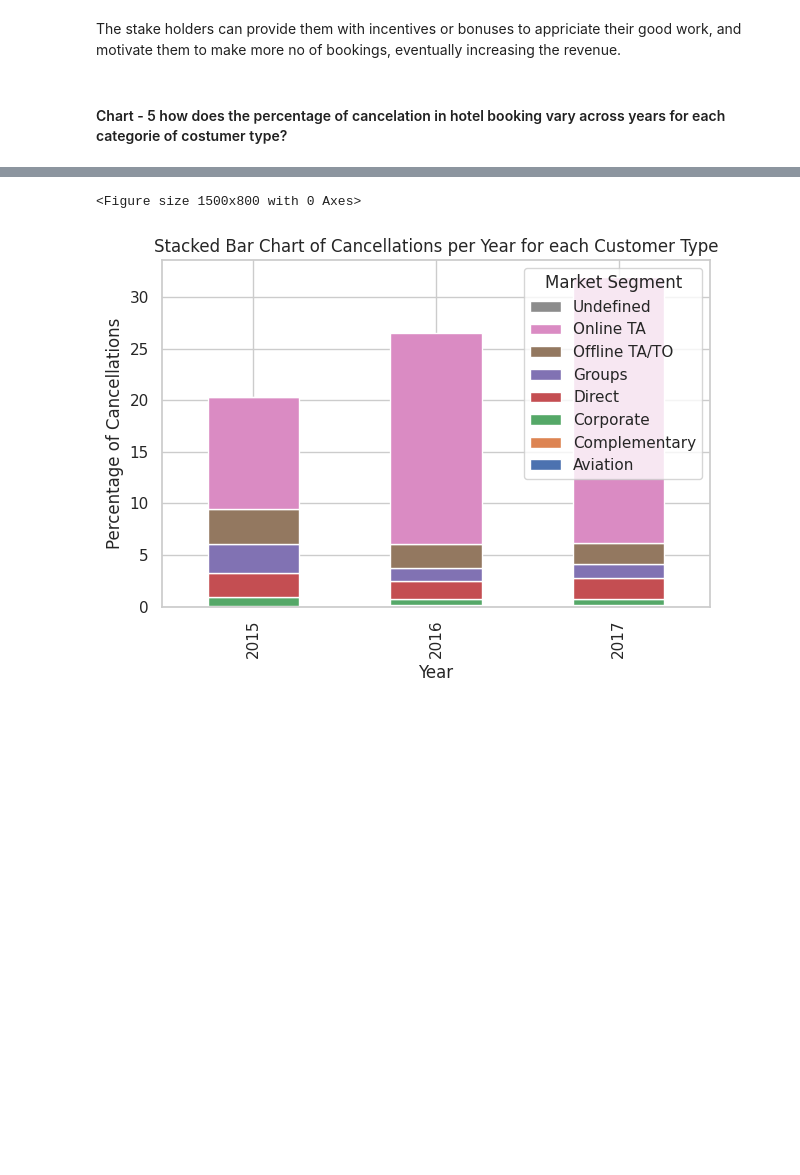
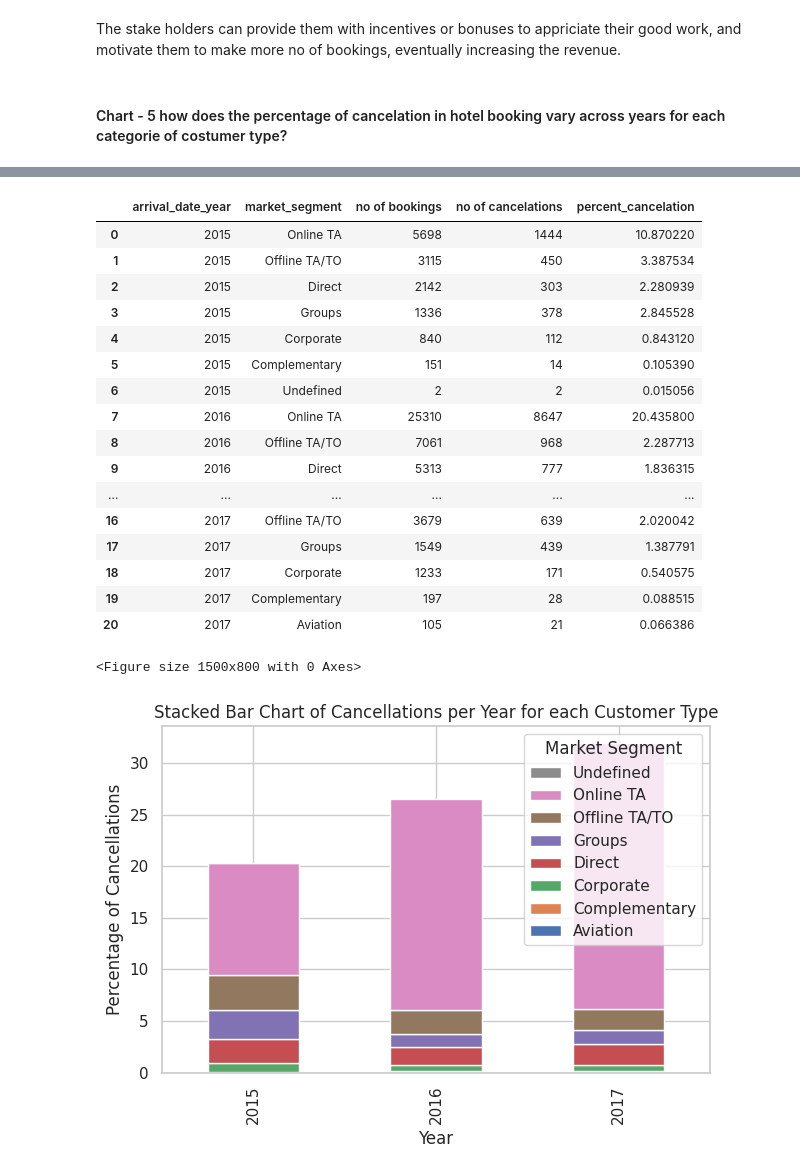
Before and after one commit to krish-kanji/hotel-booking-analysis, a Jupyter notebook: Copy_of_hotel_booking_analysis.ipynb, the cells around one changed output, grey strips where cells are left out. Saved outputs shown, nothing was run; the diff lists cells and outputs as text; code cells hidden in the pictures; blank space fills up the shorter version.

```diff
--- a/Copy_of_hotel_booking_analysis.ipynb
+++ b/Copy_of_hotel_booking_analysis.ipynb
@@ -524,3 +545,23 @@ cancelation_per_year.reset_index(inplace= True)
+# %%
+cancelation_per_year
+# %% [output]
+|  | arrival_date_year | market_segment | no of bookings | no of cancelations | percent_cancelation |
+| 0 | 2015 | Online TA | 5698 | 1444 | 10.870220 |
+| 1 | 2015 | Offline TA/TO | 3115 | 450 | 3.387534 |
+| 2 | 2015 | Direct | 2142 | 303 | 2.280939 |
+| 3 | 2015 | Groups | 1336 | 378 | 2.845528 |
+| 4 | 2015 | Corporate | 840 | 112 | 0.843120 |
+| 5 | 2015 | Complementary | 151 | 14 | 0.105390 |
+| 6 | 2015 | Undefined | 2 | 2 | 0.015056 |
+| 7 | 2016 | Online TA | 25310 | 8647 | 20.435800 |
+| 8 | 2016 | Offline TA/TO | 7061 | 968 | 2.287713 |
+| 9 | 2016 | Direct | 5313 | 777 | 1.836315 |
+| ... | ... | ... | ... | ... | ... |
+| 16 | 2017 | Offline TA/TO | 3679 | 639 | 2.020042 |
+| 17 | 2017 | Groups | 1549 | 439 | 1.387791 |
+| 18 | 2017 | Corporate | 1233 | 171 | 0.540575 |
+| 19 | 2017 | Complementary | 197 | 28 | 0.088515 |
+| 20 | 2017 | Aviation | 105 | 21 | 0.066386 |
 # %%
 
 # Pivot the DataFrame to create a suitable format for stacked bar chart
```
Also changed, not shown: parts of 9 cells of this notebook.
